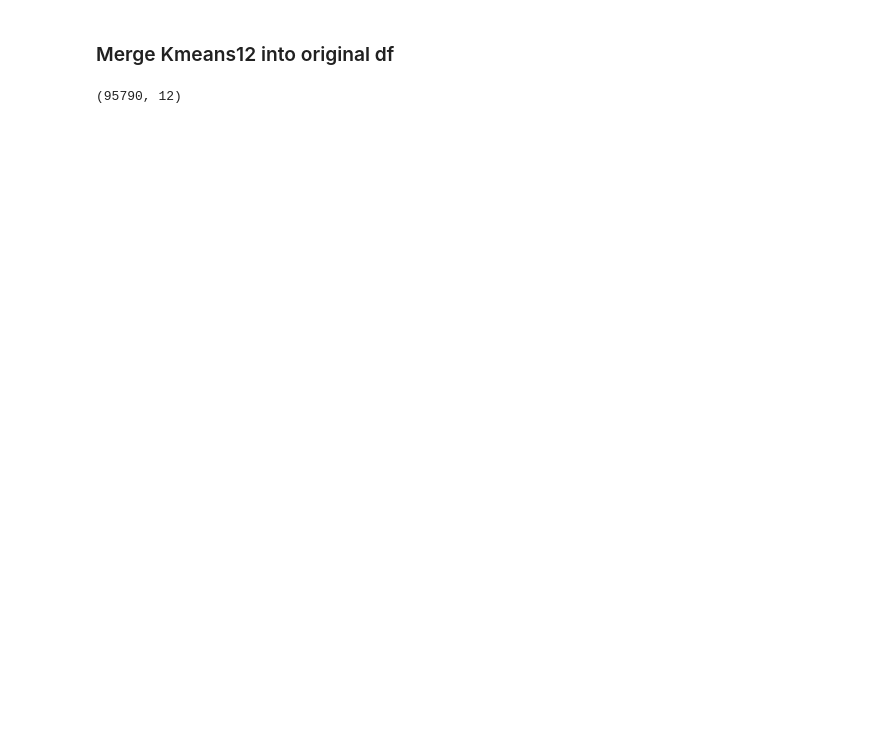
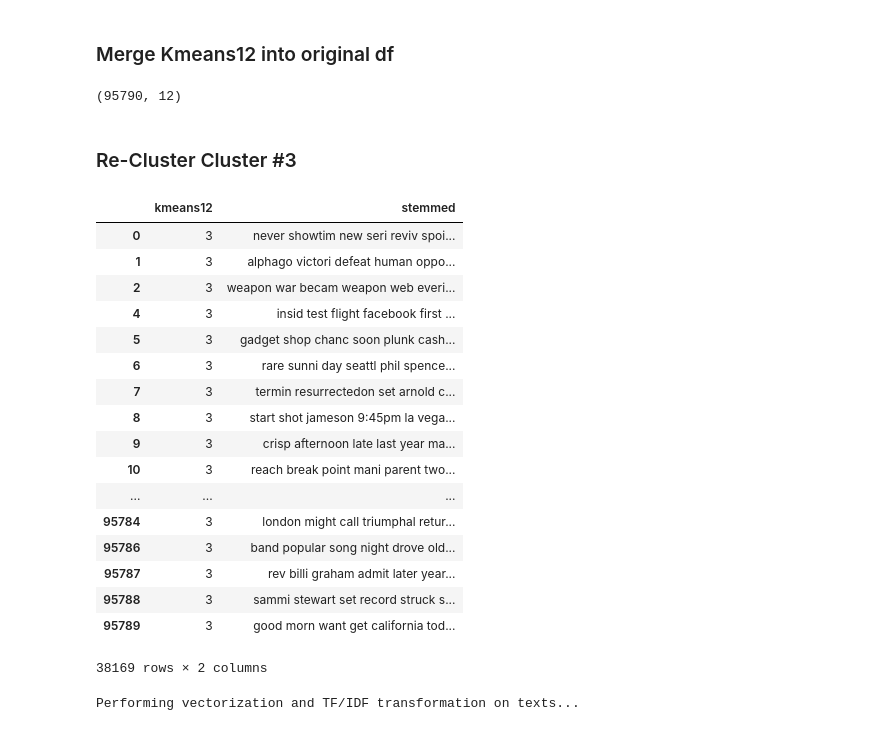
Before and after one commit to AustinKrause/nyt-article-summarizer, a Jupyter notebook: Text_Cleaning_and_KMeans.ipynb, the cells around one changed output. Drawn from its saved outputs; the diff is of its cells as text; code cells hidden in the pictures; blank space fills up the shorter version.

Commit message:
added extra clustering

```diff
--- a/Text_Cleaning_and_KMeans.ipynb
+++ b/Text_Cleaning_and_KMeans.ipynb
@@ -430,3 +417,30 @@ df_clusters.to_csv('df_english_articles.csv')
 df_clusters.shape
 # %% [output]
 (95790, 12)
+# %% [markdown]
+<h3>Re-Cluster Cluster #3
+# %%
+kmeans12_cluster3 = pd.DataFrame(df_clusters['kmeans12'].loc[df_clusters['kmeans12'] == 3])
+# %%
+kmeans12_cluster3['stemmed'] = kmeans_df['stemmed']
+# %%
+kmeans12_cluster3
+# %% [output]
+|  | kmeans12 | stemmed |
+| 0 | 3 | never showtim new seri reviv spoi... |
+| 1 | 3 | alphago victori defeat human oppo... |
+| 2 | 3 | weapon war becam weapon web everi... |
+| 4 | 3 | insid test flight facebook first ... |
+| 5 | 3 | gadget shop chanc soon plunk cash... |
+| 6 | 3 | rare sunni day seattl phil spence... |
+| 7 | 3 | termin resurrectedon set arnold c... |
+| 8 | 3 | start shot jameson 9:45pm la vega... |
+| 9 | 3 | crisp afternoon late last year ma... |
+| 10 | 3 | reach break point mani parent two... |
+| ... | ... | ... |
+| 95784 | 3 | london might call triumphal retur... |
+| 95786 | 3 | band popular song night drove old... |
+| 95787 | 3 | rev billi graham admit later year... |
+| 95788 | 3 | sammi stewart set record struck s... |
+| 95789 | 3 | good morn want get california tod... |
+38169 rows × 2 columns
@@ -432,0 +449,4 @@ df_clusters.shape
+# %%
+cluster_3_vectorized = vectorize_texts(documents_cluster3)
+# %% [output]
+Performing vectorization and TF/IDF transformation on texts...
```
Also changed, not shown: parts of 11 cells of this notebook.
